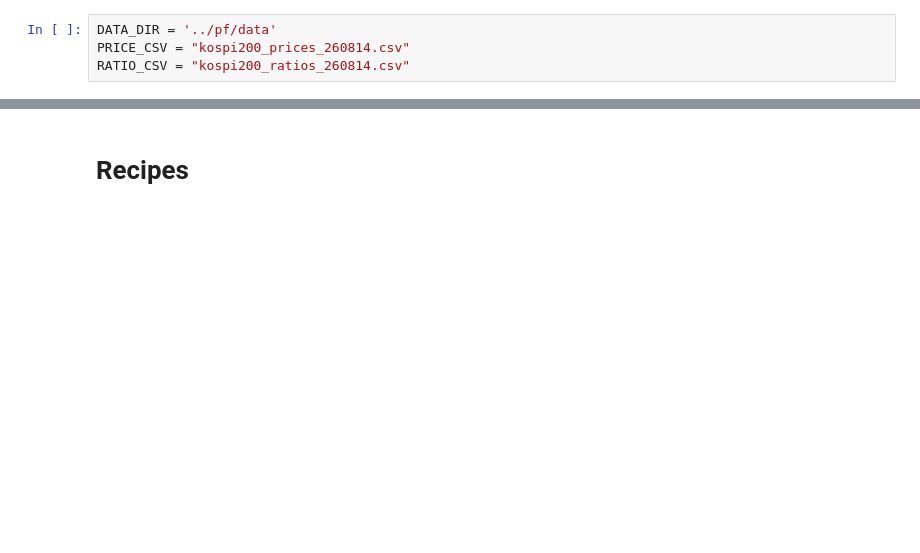
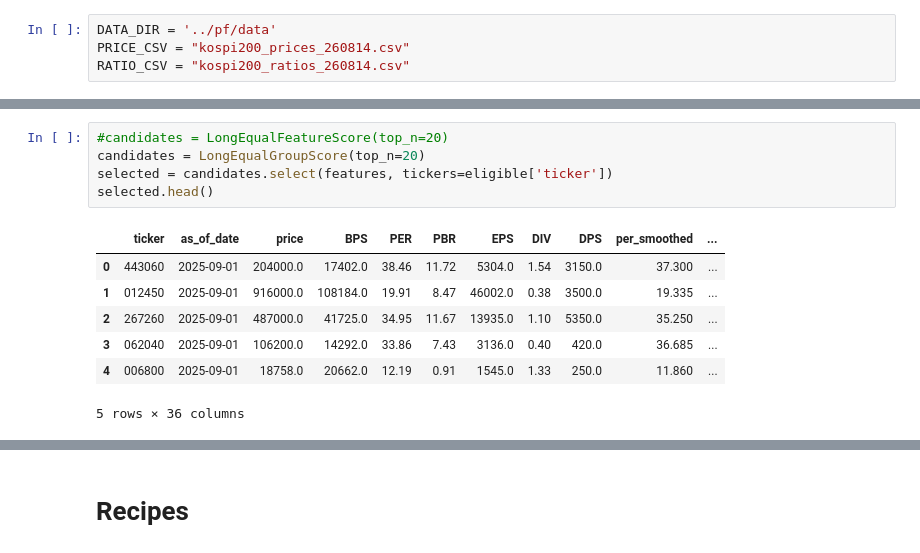
Before and after one commit to lbk209/stocksift, a Jupyter notebook: example_stock_selection_long_v4.ipynb, the cells around one changed output, grey strips where cells are left out. Saved outputs shown, nothing was run; the diff lists cells and outputs as text; blank space fills up the shorter version.

```diff
--- a/example_stock_selection_long_v4.ipynb
+++ b/example_stock_selection_long_v4.ipynb
@@ -127,0 +39,13 @@ Equal-group top 20 within threshold-eligible tickers
+# %%
+#candidates = LongEqualFeatureScore(top_n=20)
+candidates = LongEqualGroupScore(top_n=20)
+selected = candidates.select(features, tickers=eligible['ticker'])
+selected.head()
+# %% [output]
+|  | ticker | as_of_date | price | BPS | PER | PBR | EPS | DIV | DPS | per_smoothed | ... |
+| 0 | 443060 | 2025-09-01 | 204000.0 | 17402.0 | 38.46 | 11.72 | 5304.0 | 1.54 | 3150.0 | 37.300 | ... |
+| 1 | 012450 | 2025-09-01 | 916000.0 | 108184.0 | 19.91 | 8.47 | 46002.0 | 0.38 | 3500.0 | 19.335 | ... |
+| 2 | 267260 | 2025-09-01 | 487000.0 | 41725.0 | 34.95 | 11.67 | 13935.0 | 1.10 | 5350.0 | 35.250 | ... |
+| 3 | 062040 | 2025-09-01 | 106200.0 | 14292.0 | 33.86 | 7.43 | 3136.0 | 0.40 | 420.0 | 36.685 | ... |
+| 4 | 006800 | 2025-09-01 | 18758.0 | 20662.0 | 12.19 | 0.91 | 1545.0 | 1.33 | 250.0 | 11.860 | ... |
+5 rows × 36 columns
```
Also changed, not shown: parts of 38 cells of this notebook, 6 other files.
